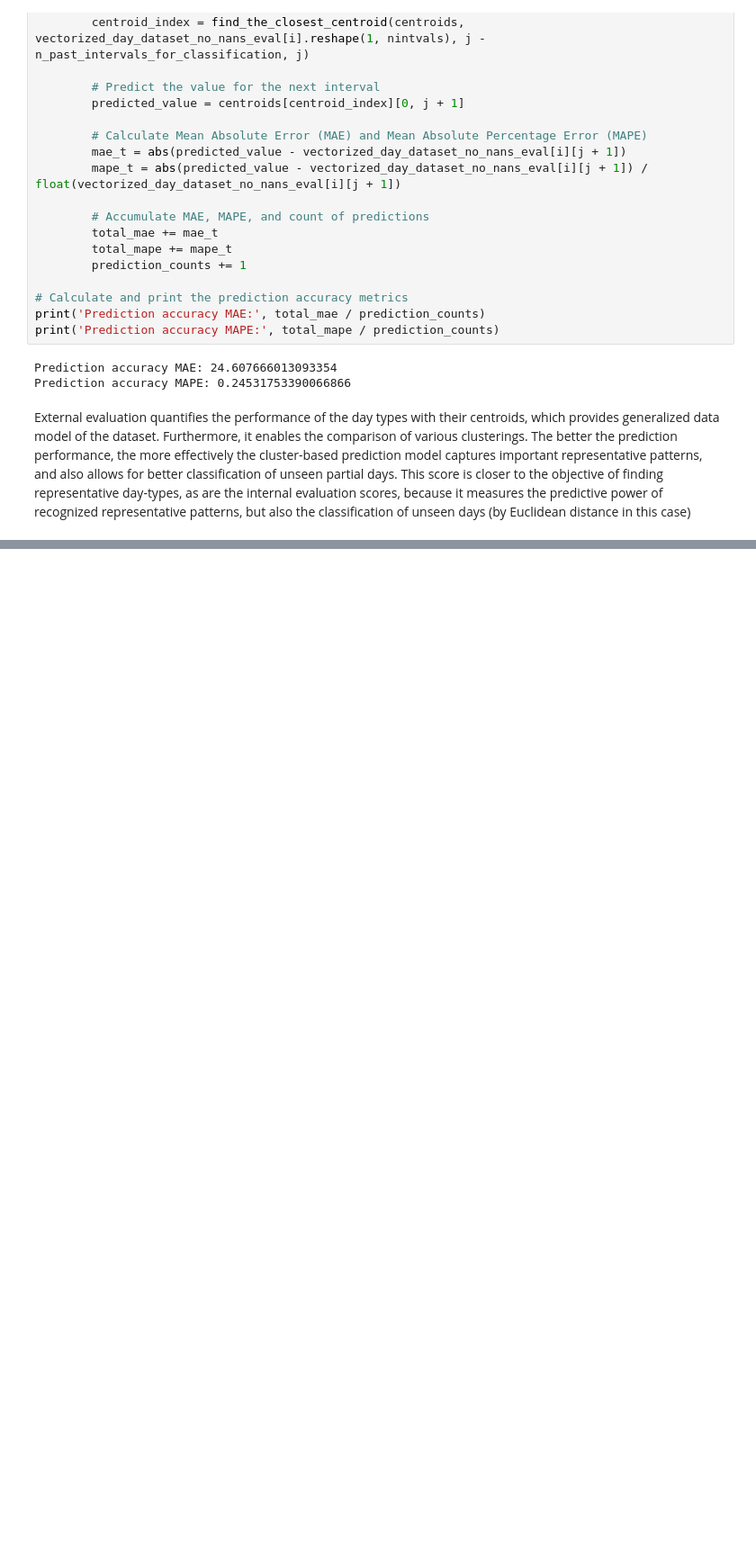
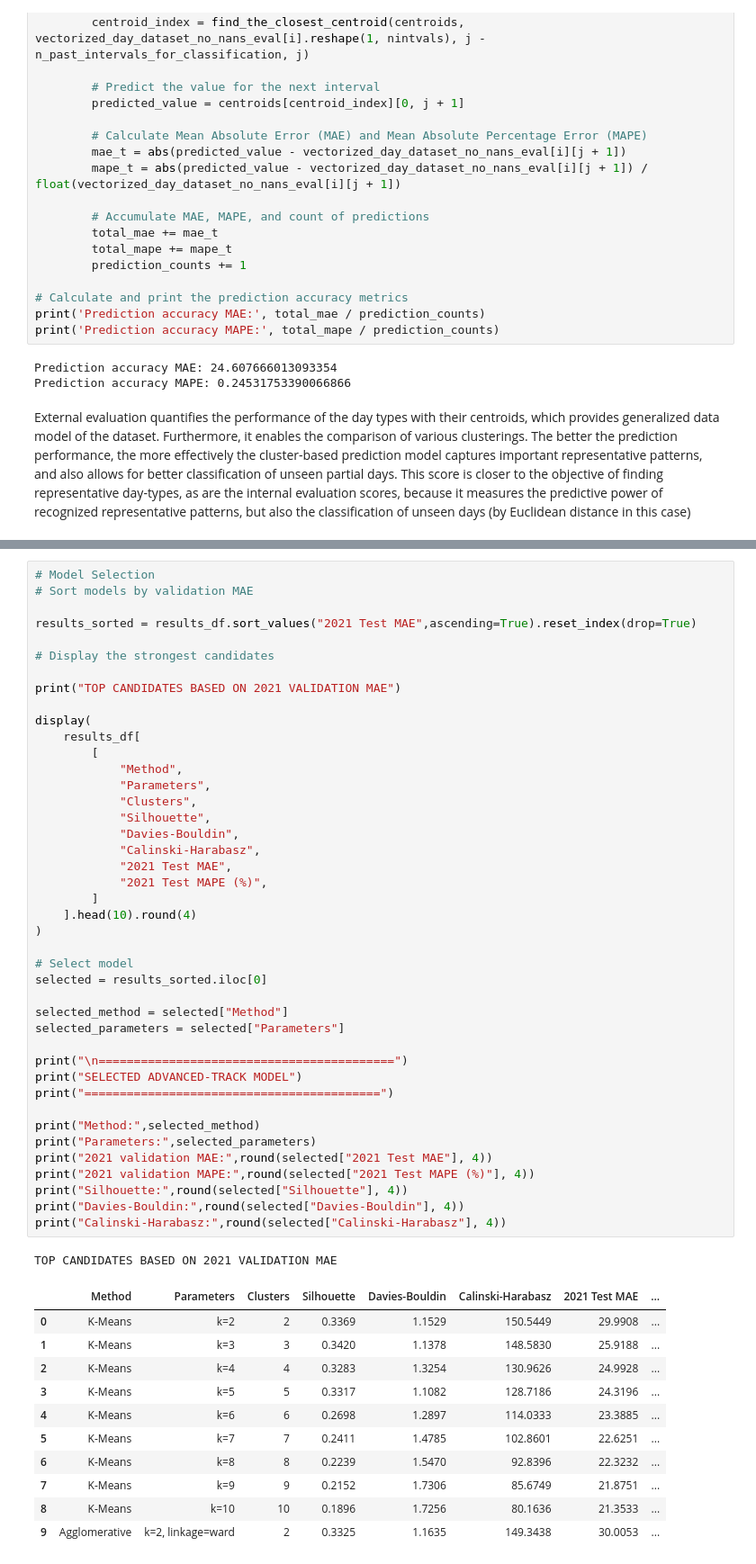
Before and after one commit to elinastefani/AH2179-Assignments, a Jupyter notebook: Assignment_3_Clustering.ipynb, the cells around one changed output, grey strips where cells are left out. Shown at 90% size. Saved outputs shown, nothing was run; the diff lists cells and outputs as text; blank space fills up the shorter version.

```diff
--- a/Assignment_3_Clustering.ipynb
+++ b/Assignment_3_Clustering.ipynb
@@ -1087,0 +1130,55 @@ cluster_id_weekend_share [53, 0, 46, 2, 0]
+# %%
+# Model Selection
+# Sort models by validation MAE
+
+results_sorted = results_df.sort_values("2021 Test MAE",ascending=True).reset_index(drop=True)
+
+# Display the strongest candidates
+
+print("TOP CANDIDATES BASED ON 2021 VALIDATION MAE")
+
+display(
+    results_df[
+        [
+            "Method",
+            "Parameters",
+            "Clusters",
+            "Silhouette",
+            "Davies-Bouldin",
+            "Calinski-Harabasz",
+            "2021 Test MAE",
+            "2021 Test MAPE (%)",
+        ]
+    ].head(10).round(4)
+)
+
+# Select model
+selected = results_sorted.iloc[0]
+
+selected_method = selected["Method"]
+selected_parameters = selected["Parameters"]
+
+print("\n==========================================")
+print("SELECTED ADVANCED-TRACK MODEL")
+print("==========================================")
+
+print("Method:",selected_method)
+print("Parameters:",selected_parameters)
+print("2021 validation MAE:",round(selected["2021 Test MAE"], 4))
+print("2021 validation MAPE:",round(selected["2021 Test MAPE (%)"], 4))
+print("Silhouette:",round(selected["Silhouette"], 4))
+print("Davies-Bouldin:",round(selected["Davies-Bouldin"], 4))
+print("Calinski-Harabasz:",round(selected["Calinski-Harabasz"], 4))
+# %% [output]
+TOP CANDIDATES BASED ON 2021 VALIDATION MAE
+|  | Method | Parameters | Clusters | Silhouette | Davies-Bouldin | Calinski-Harabasz | 2021 Test MAE | ... |
+| 0 | K-Means | k=2 | 2 | 0.3369 | 1.1529 | 150.5449 | 29.9908 | ... |
+| 1 | K-Means | k=3 | 3 | 0.3420 | 1.1378 | 148.5830 | 25.9188 | ... |
+| 2 | K-Means | k=4 | 4 | 0.3283 | 1.3254 | 130.9626 | 24.9928 | ... |
+| 3 | K-Means | k=5 | 5 | 0.3317 | 1.1082 | 128.7186 | 24.3196 | ... |
+| 4 | K-Means | k=6 | 6 | 0.2698 | 1.2897 | 114.0333 | 23.3885 | ... |
+| 5 | K-Means | k=7 | 7 | 0.2411 | 1.4785 | 102.8601 | 22.6251 | ... |
+| 6 | K-Means | k=8 | 8 | 0.2239 | 1.5470 | 92.8396 | 22.3232 | ... |
+| 7 | K-Means | k=9 | 9 | 0.2152 | 1.7306 | 85.6749 | 21.8751 | ... |
+| 8 | K-Means | k=10 | 10 | 0.1896 | 1.7256 | 80.1636 | 21.3533 | ... |
+| 9 | Agglomerative | k=2, linkage=ward | 2 | 0.3325 | 1.1635 | 149.3438 | 30.0053 | ... |
```
Also changed, not shown: parts of 16 cells of this notebook.
